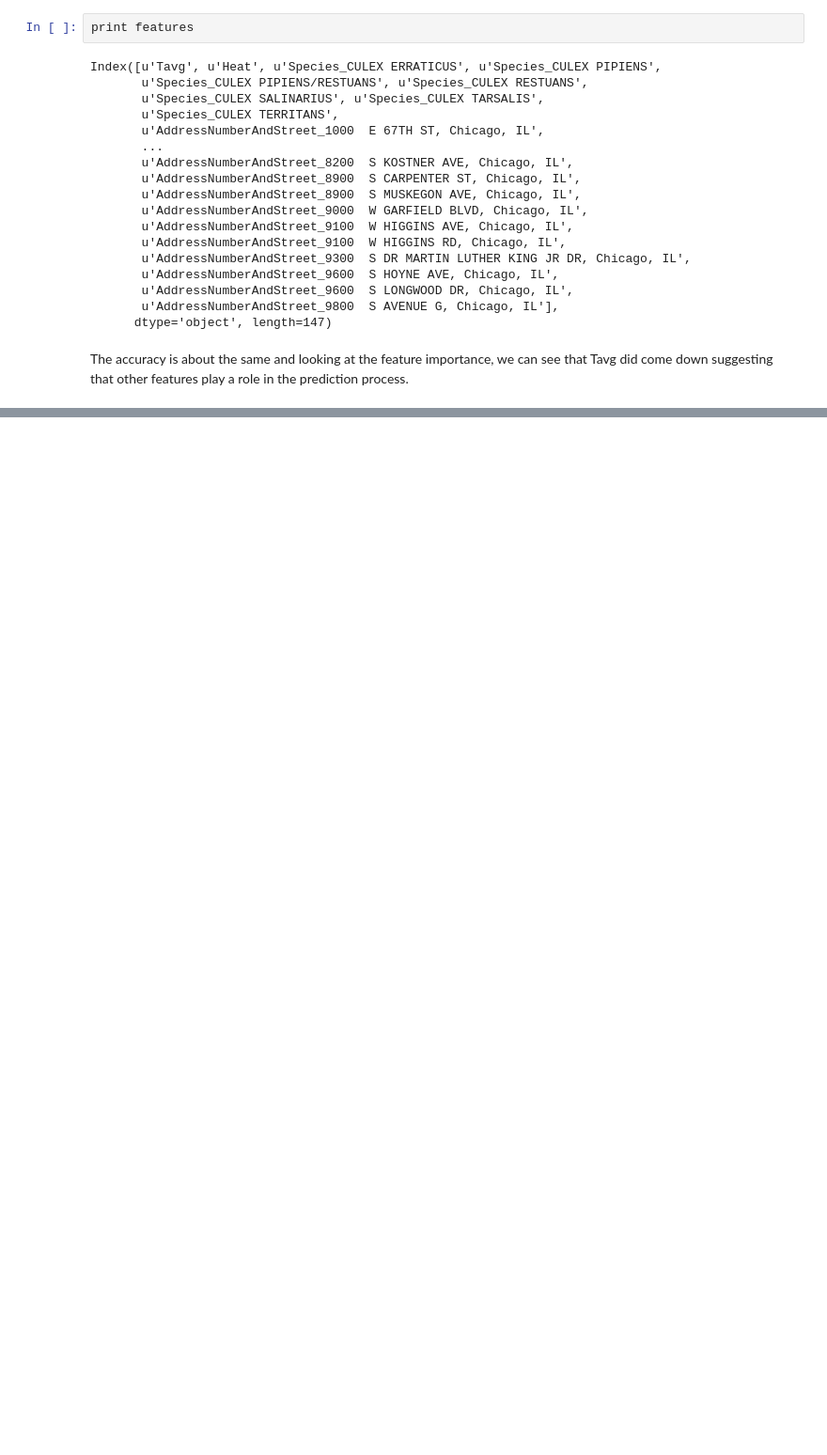
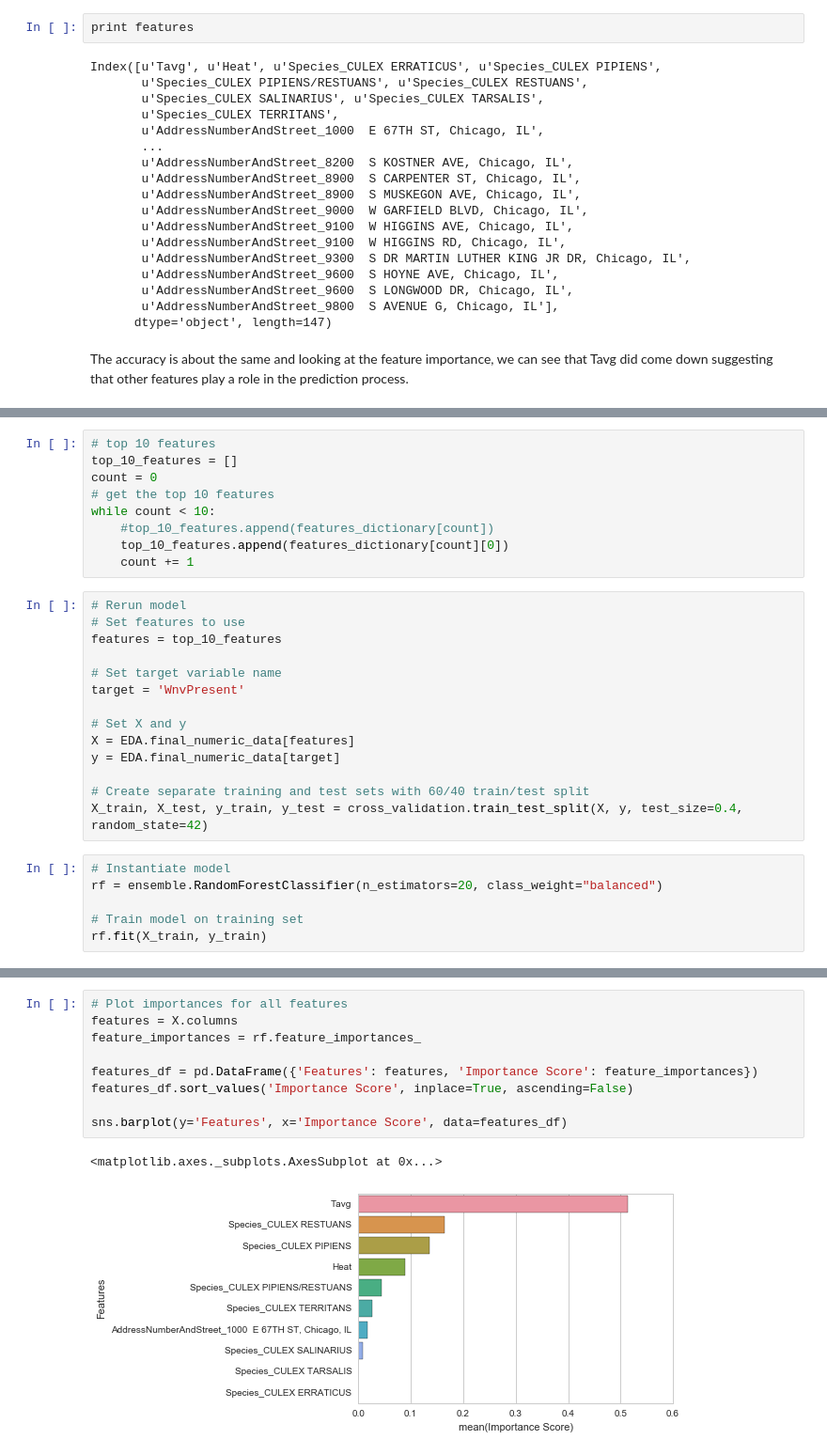
Before and after one commit to rhsu0268/West-Nile-Virus, a Jupyter notebook: Random_Forest_Baseline.ipynb, the cells around one changed output, grey strips where cells are left out. Shown: that part at 94% size. Drawn from its saved outputs; the diff is of its cells as text; blank space fills up the shorter version.

```diff
--- a/Random_Forest_Baseline.ipynb
+++ b/Random_Forest_Baseline.ipynb
@@ -542,0 +497,29 @@ The accuracy is about the same and looking at the feature importance, we can see
+# %%
+# top 10 features
+top_10_features = []
+count = 0
+# get the top 10 features
+while count < 10:
+    #top_10_features.append(features_dictionary[count])
+    top_10_features.append(features_dictionary[count][0])
+    count += 1
+# %%
+# Rerun model
+# Set features to use
+features = top_10_features
+
+# Set target variable name
+target = 'WnvPresent'
+
+# Set X and y
+X = EDA.final_numeric_data[features]
+y = EDA.final_numeric_data[target]
+
+# Create separate training and test sets with 60/40 train/test split
+X_train, X_test, y_train, y_test = cross_validation.train_test_split(X, y, test_size=0.4, random_state=42)
+# %%
+# Instantiate model
+rf = ensemble.RandomForestClassifier(n_estimators=20, class_weight="balanced")
+
+# Train model on training set
+rf.fit(X_train, y_train)
@@ -542,0 +542,12 @@ The accuracy is about the same and looking at the feature importance, we can see
+# %%
+# Plot importances for all features
+features = X.columns
+feature_importances = rf.feature_importances_
+
+features_df = pd.DataFrame({'Features': features, 'Importance Score': feature_importances})
+features_df.sort_values('Importance Score', inplace=True, ascending=False)
+
+sns.barplot(y='Features', x='Importance Score', data=features_df)
+# %% [output]
+<matplotlib.axes._subplots.AxesSubplot at 0x...>
+[figure, added]
```
Also changed, not shown: parts of 15 cells of this notebook.
